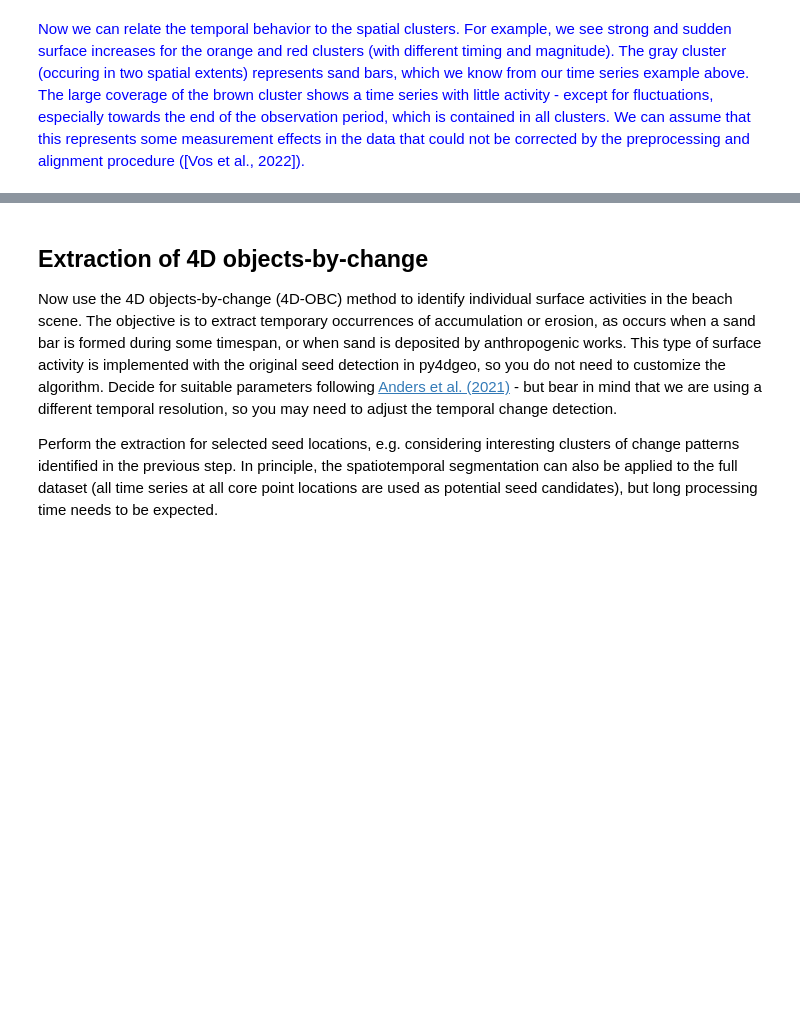
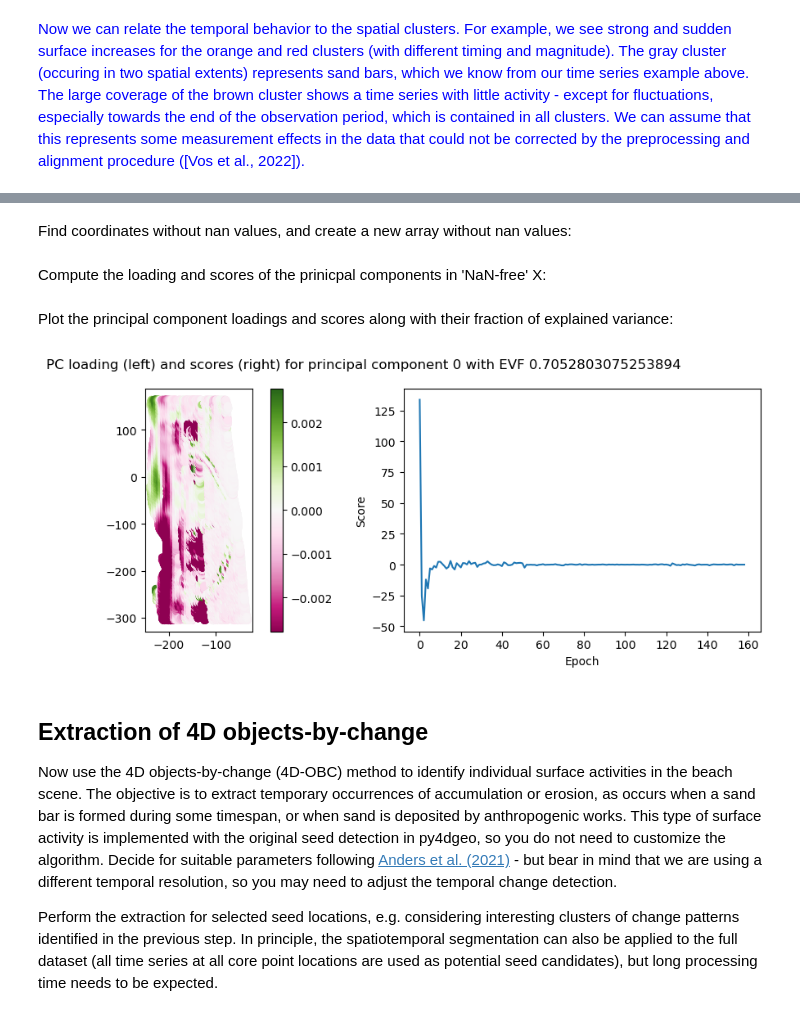
Before and after one commit to tum-rsa/vgc2023-shortcourse-4d, a Jupyter notebook: course/practical/vgc2023_time_series_change_analysis.ipynb, the cells around one changed output, grey strips where cells are left out. Saved outputs shown, nothing was run; the diff lists cells and outputs as text; code cells hidden in the pictures; blank space fills up the shorter version.

```diff
--- a/course/practical/vgc2023_time_series_change_analysis.ipynb
+++ b/course/practical/vgc2023_time_series_change_analysis.ipynb
@@ -343,3 +353,35 @@ plt.show()
+# %%
+X = distances.transpose()
+# %% [markdown]
+Find coordinates without nan values, and create a new array without nan values:
+# %%
+idxs = np.argwhere(~np.isnan(X).any(axis=0)) # store the column indices where actual data is present
+X_no_nan = X[:,idxs.flatten()].reshape((X.shape[0],-1))
+# %% [markdown]
+Compute the loading and scores of the prinicpal components in 'NaN-free' X:
+# %%
+from sklearn.decomposition import PCA
+pca = PCA()
+scores = pca.fit_transform(X_no_nan)
+result = pca.components_
+# %% [markdown]
+Plot the principal component loadings and scores along with their fraction of explained variance:
+# %%
+coords_no_nan = analysis.corepoints.cloud[idxs]
+for i in range(1): #range(pca.n_components_):
+    fig, axes = plt.subplots(1,2, figsize=(10, 4))
+    sat_val = np.abs(np.nanpercentile(result[i], 10)) + np.abs(np.nanpercentile(result[i], 90)) / 2
+    s = axes[0].scatter(coords_no_nan[:,0,0], coords_no_nan[:,0,1], c=result[i], clim=(-sat_val,sat_val), cmap='PiYG')
+    axes[0].set_aspect('equal')
+    axes[1].plot(scores[i])
+    axes[1].set_xlabel('Epoch')
+    axes[1].set_ylabel('Score')
+    fig.suptitle(f'PC loading (left) and scores (right) for principal component {i} with EVF {pca.explained_variance_ratio_[i]}')
+    plt.colorbar(s, ax=axes[0])
+    plt.tight_layout()
+    fig.show()
+# %% [output]
+[figure, added]
 # %% [markdown]
 ## Extraction of 4D objects-by-change
 
```
Also changed, not shown: parts of 12 cells of this notebook, 2 other files.
